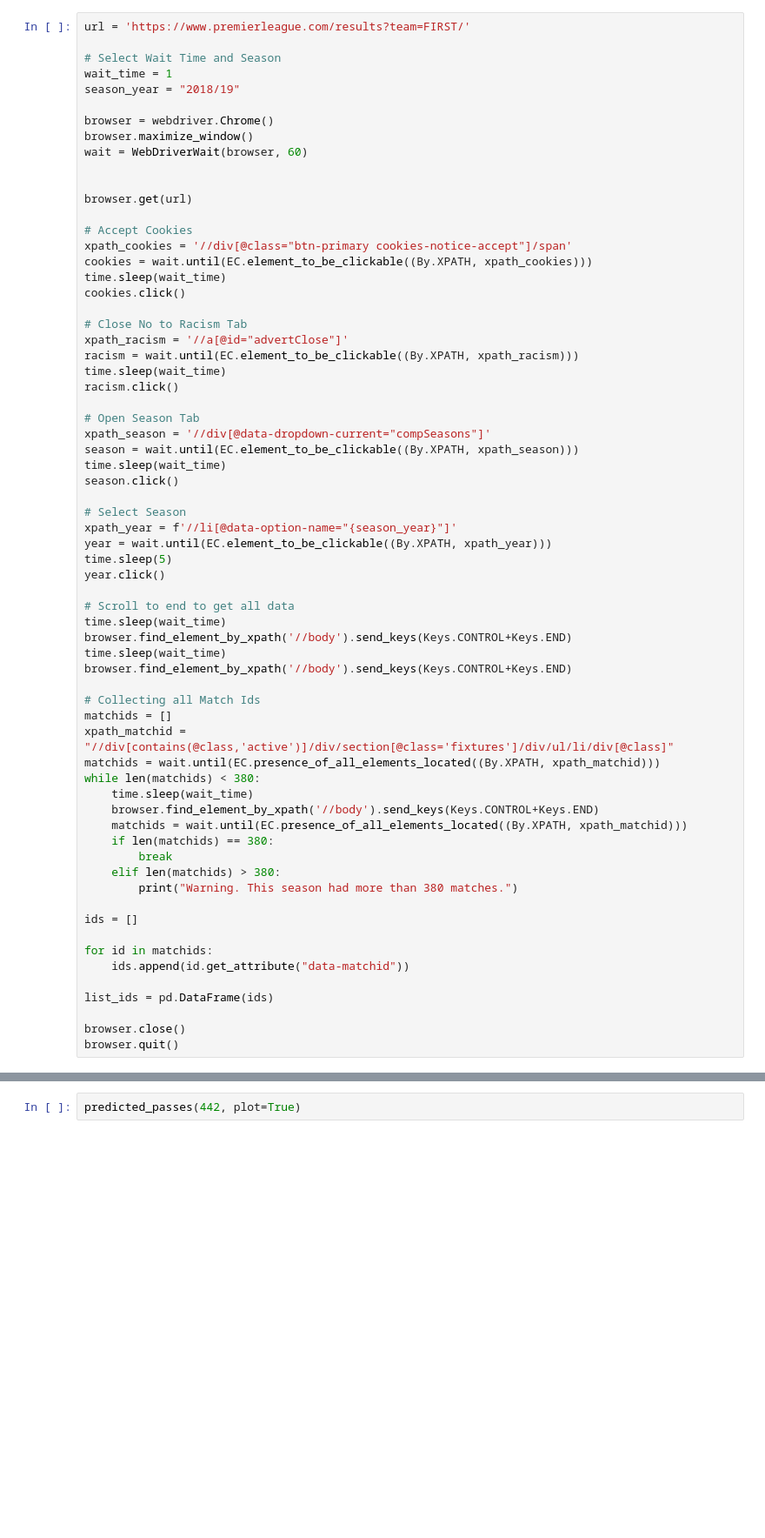
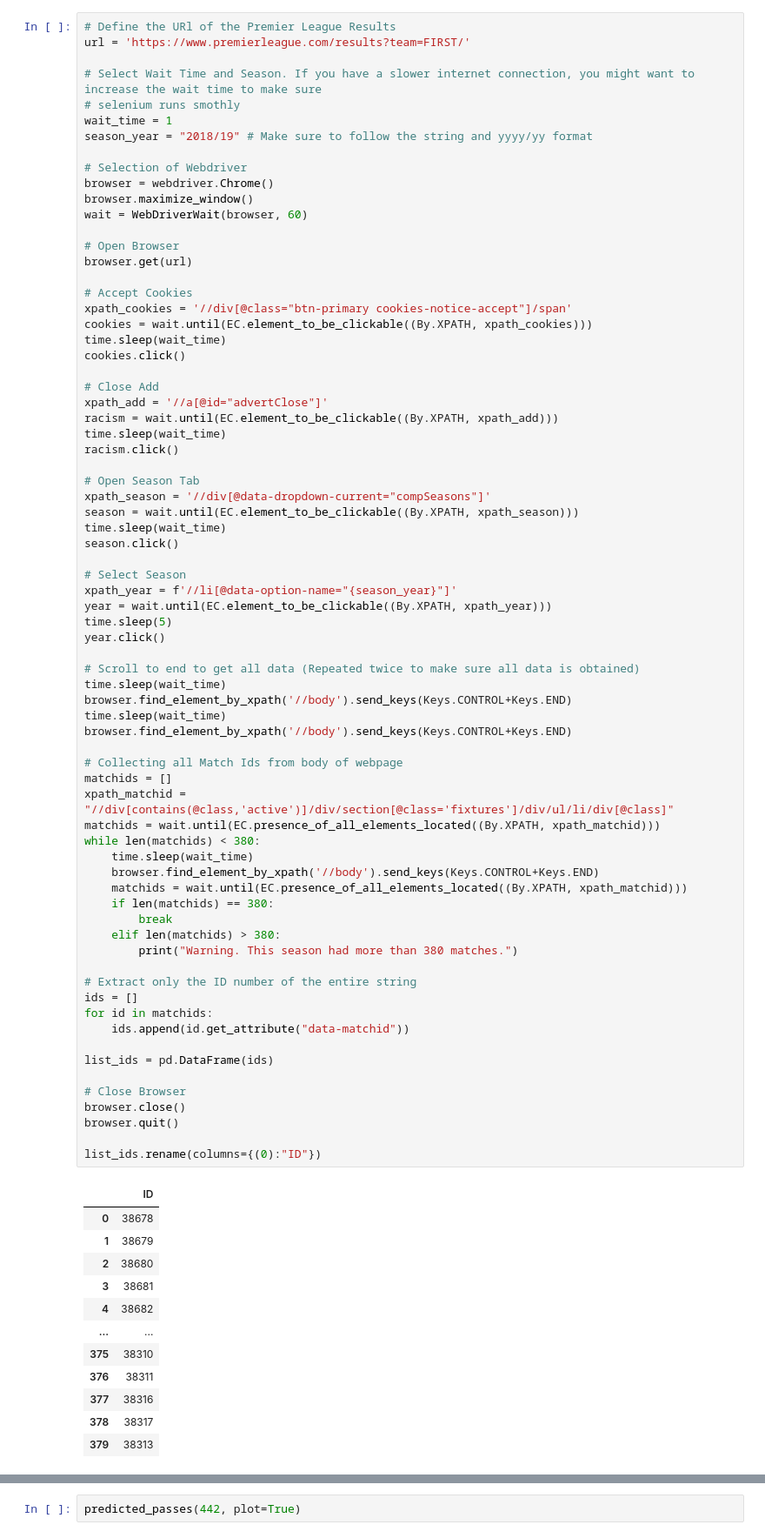
Before and after one commit to brunobelevan/Football-Theory---Formations, a Jupyter notebook: finalProject.ipynb, the cells around one changed output, grey strips where cells are left out. Shown at 87% size. Cells and saved outputs as stored; diff of their text form; blank space fills up the shorter version.

```diff
--- a/finalProject.ipynb
+++ b/finalProject.ipynb
@@ -23,15 +60,18 @@ We proceed to initiate the bot.Here we have one key purpose: to find all the mat
 # %%
+# Define the URl of the Premier League Results
 url = 'https://www.premierleague.com/results?team=FIRST/'
 
-# Select Wait Time and Season
+# Select Wait Time and Season. If you have a slower internet connection, you might want to increase the wait time to make sure
+# selenium runs smothly
 wait_time = 1
-season_year = "2018/19"
+season_year = "2018/19" # Make sure to follow the string and yyyy/yy format
 
+# Selection of Webdriver
 browser = webdriver.Chrome()
 browser.maximize_window()
 wait = WebDriverWait(browser, 60)
 
-
+# Open Browser
 browser.get(url)
 
 # Accept Cookies
@@ -40,9 +80,9 @@ cookies = wait.until(EC.element_to_be_clickable((By.XPATH, xpath_cookies)))
 time.sleep(wait_time)
 cookies.click()
 
-# Close No to Racism Tab
-xpath_racism = '//a[@id="advertClose"]'
-racism = wait.until(EC.element_to_be_clickable((By.XPATH, xpath_racism)))
+# Close Add
+xpath_add = '//a[@id="advertClose"]'
+racism = wait.until(EC.element_to_be_clickable((By.XPATH, xpath_add)))
 time.sleep(wait_time)
 racism.click()
 
@@ -56,33 +96,49 @@ season.click()
 xpath_year = f'//li[@data-option-name="{season_year}"]'
 year = wait.until(EC.element_to_be_clickable((By.XPATH, xpath_year)))
 time.sleep(5)
 year.click()
 
-# Scroll to end to get all data
+# Scroll to end to get all data (Repeated twice to make sure all data is obtained)
 time.sleep(wait_time)
 browser.find_element_by_xpath('//body').send_keys(Keys.CONTROL+Keys.END)
 time.sleep(wait_time)
 browser.find_element_by_xpath('//body').send_keys(Keys.CONTROL+Keys.END)
 
-# Collecting all Match Ids
+# Collecting all Match Ids from body of webpage
 matchids = []
 xpath_matchid = "//div[contains(@class,'active')]/div/section[@class='fixtures']/div/ul/li/div[@class]"
 matchids = wait.until(EC.presence_of_all_elements_located((By.XPATH, xpath_matchid)))
 while len(matchids) < 380:
     time.sleep(wait_time)
     browser.find_element_by_xpath('//body').send_keys(Keys.CONTROL+Keys.END)
     matchids = wait.until(EC.presence_of_all_elements_located((By.XPATH, xpath_matchid)))
     if len(matchids) == 380:
         break
     elif len(matchids) > 380:
         print("Warning. This season had more than 380 matches.")
 
+# Extract only the ID number of the entire string
 ids = []
-
 for id in matchids:
     ids.append(id.get_attribute("data-matchid"))
 
 list_ids = pd.DataFrame(ids)
 
+# Close Browser
 browser.close()
 browser.quit()
+
+list_ids.rename(columns={(0):"ID"})
+# %% [output]
+|  | ID |
+| 0 | 38678 |
+| 1 | 38679 |
+| 2 | 38680 |
+| 3 | 38681 |
+| 4 | 38682 |
+| ... | ... |
+| 375 | 38310 |
+| 376 | 38311 |
+| 377 | 38316 |
+| 378 | 38317 |
+| 379 | 38313 |
```
Also changed, not shown: parts of 31 cells of this notebook, 2 other files.
